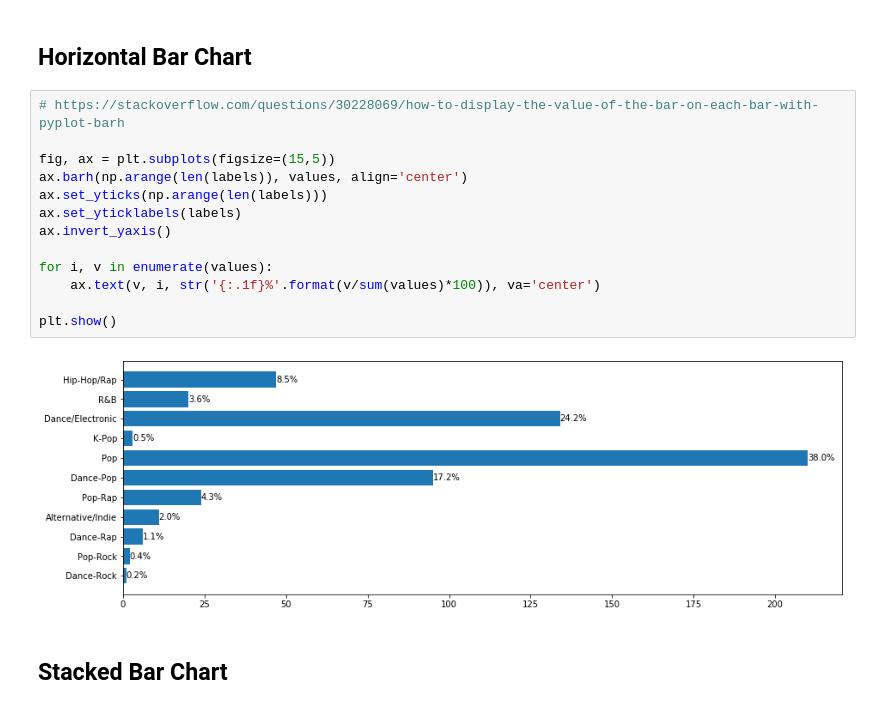
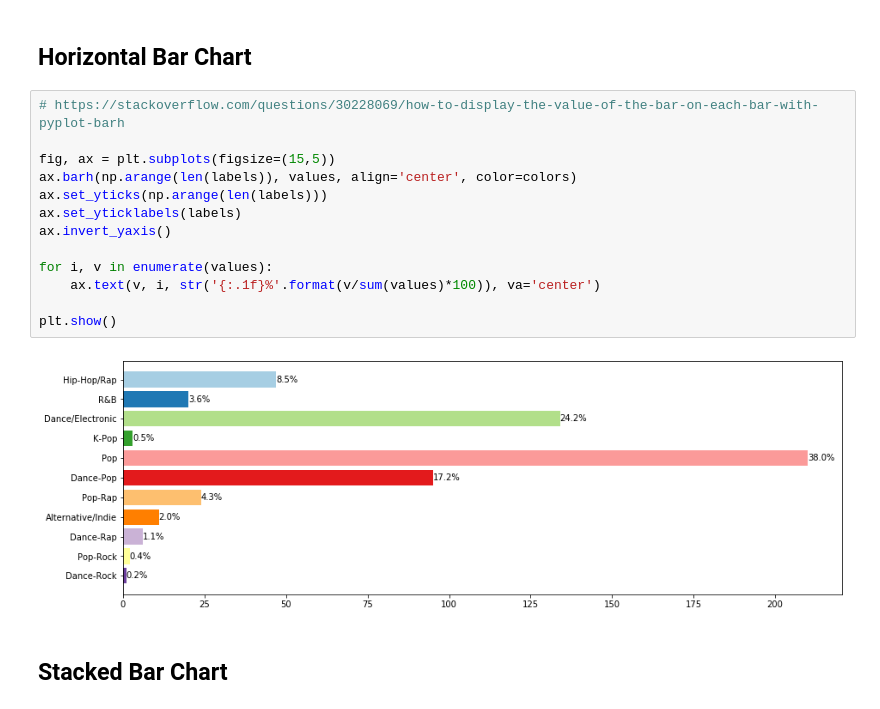
Before and after one commit to ntrllog/Music-Genre-Visualization, a Jupyter notebook: Music Genre Visualization.ipynb, the cells around one changed output. Saved outputs shown, nothing was run; the diff lists cells and outputs as text.

```diff
--- a/Music Genre Visualization.ipynb
+++ b/Music Genre Visualization.ipynb
@@ -33,18 +33,18 @@ plt.show()
 # %%
 # https://stackoverflow.com/questions/30228069/how-to-display-the-value-of-the-bar-on-each-bar-with-pyplot-barh
 
 fig, ax = plt.subplots(figsize=(15,5))
-ax.barh(np.arange(len(labels)), values, align='center')
+ax.barh(np.arange(len(labels)), values, align='center', color=colors)
 ax.set_yticks(np.arange(len(labels)))
 ax.set_yticklabels(labels)
 ax.invert_yaxis()
 
 for i, v in enumerate(values):
     ax.text(v, i, str('{:.1f}%'.format(v/sum(values)*100)), va='center')
 
 plt.show()
 # %% [output]
-[figure, old version]
+[figure, new version]
 # %% [markdown]
 ## Stacked Bar Chart
 # %%
```
